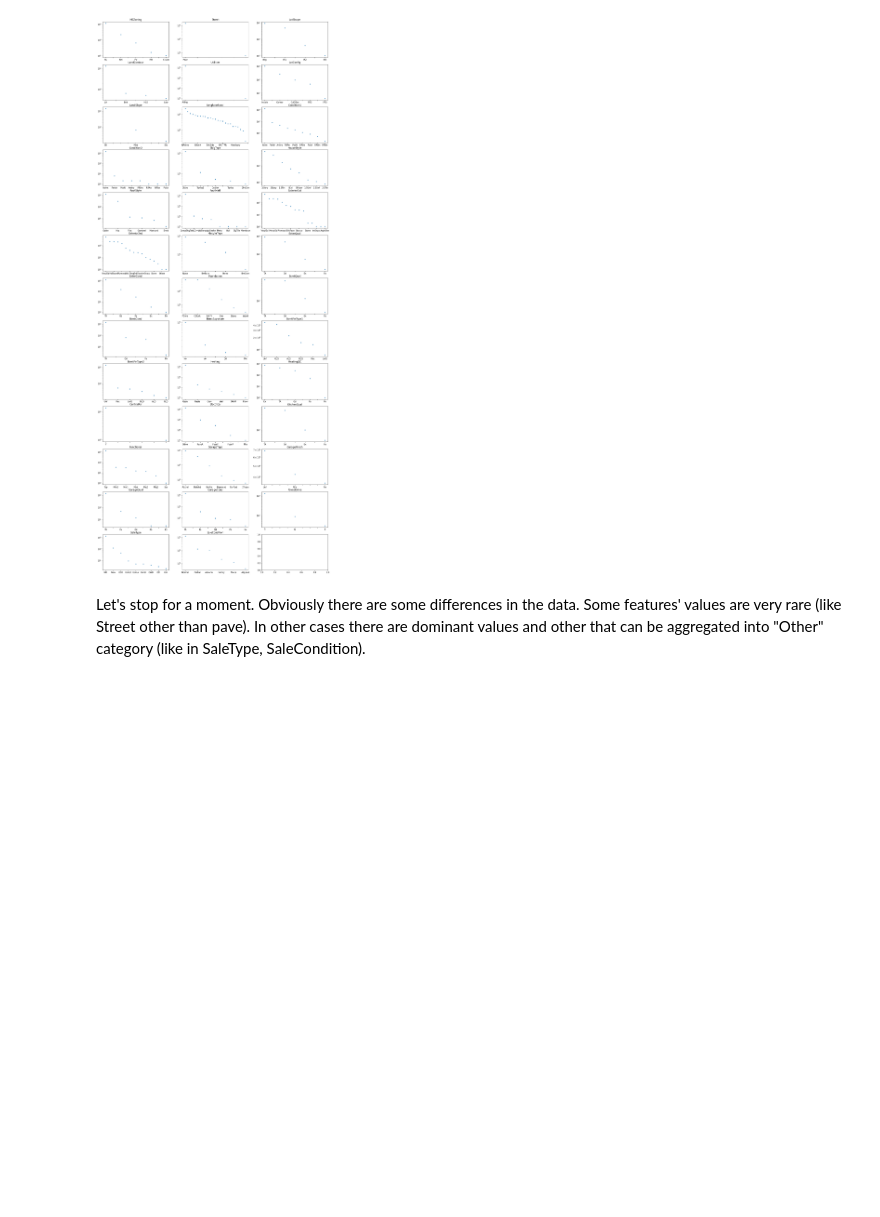
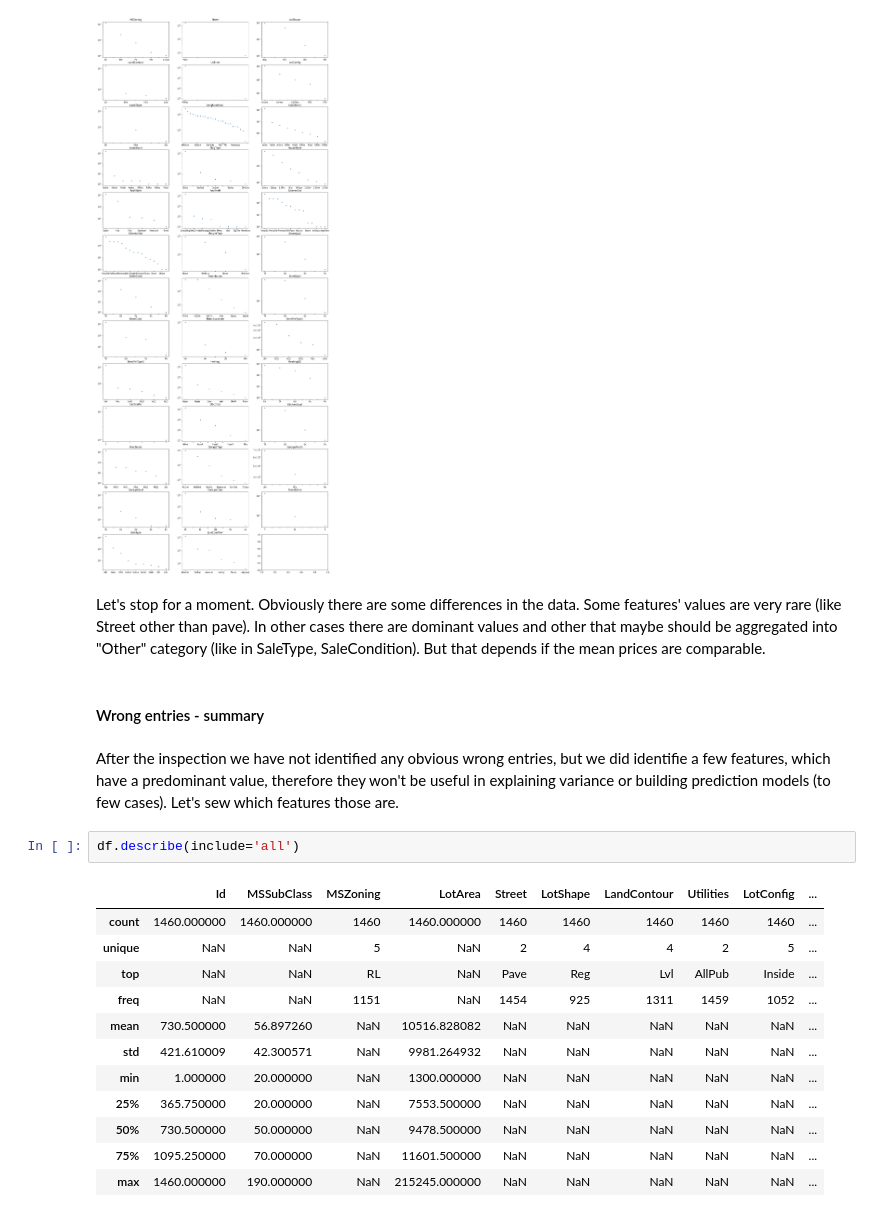
Before and after one commit to patrycja-naumczyk/Kaggle_housePrice, a Jupyter notebook: EDA1.ipynb, the cells around one changed output. Drawn from its saved outputs; the diff is of its cells as text; blank space fills up the shorter version.

Commit message:
Detecting numeric/ordinal/categorical variables with too low variance in values to account for overall model variance

```diff
--- a/EDA1.ipynb
+++ b/EDA1.ipynb
@@ -294,4 +293,23 @@ plt.show()
 # %% [output]
 [figure]
 # %% [markdown]
-Let's stop for a moment. Obviously there are some differences in the data. Some features' values are very rare (like Street other than pave). In other cases there are dominant values and other that can be aggregated into "Other" category (like in SaleType, SaleCondition).
+Let's stop for a moment. Obviously there are some differences in the data. Some features' values are very rare (like Street other than pave). In other cases there are dominant values and other that maybe should be aggregated into "Other" category (like in SaleType, SaleCondition). But that depends if the mean prices are comparable.
+# %% [markdown]
+#### Wrong entries - summary
+# %% [markdown]
+After the inspection we have not identified any obvious wrong entries, but we did identifie a few features, which have a predominant value, therefore they won't be useful in explaining variance or building prediction models (to few cases). Let's sew which features those are.
+# %%
+df.describe(include='all')
+# %% [output]
+|  | Id | MSSubClass | MSZoning | LotArea | Street | LotShape | LandContour | Utilities | LotConfig | ... |
+| count | 1460.000000 | 1460.000000 | 1460 | 1460.000000 | 1460 | 1460 | 1460 | 1460 | 1460 | ... |
+| unique | NaN | NaN | 5 | NaN | 2 | 4 | 4 | 2 | 5 | ... |
+| top | NaN | NaN | RL | NaN | Pave | Reg | Lvl | AllPub | Inside | ... |
+| freq | NaN | NaN | 1151 | NaN | 1454 | 925 | 1311 | 1459 | 1052 | ... |
+| mean | 730.500000 | 56.897260 | NaN | 10516.828082 | NaN | NaN | NaN | NaN | NaN | ... |
+| std | 421.610009 | 42.300571 | NaN | 9981.264932 | NaN | NaN | NaN | NaN | NaN | ... |
+| min | 1.000000 | 20.000000 | NaN | 1300.000000 | NaN | NaN | NaN | NaN | NaN | ... |
+| 25% | 365.750000 | 20.000000 | NaN | 7553.500000 | NaN | NaN | NaN | NaN | NaN | ... |
+| 50% | 730.500000 | 50.000000 | NaN | 9478.500000 | NaN | NaN | NaN | NaN | NaN | ... |
+| 75% | 1095.250000 | 70.000000 | NaN | 11601.500000 | NaN | NaN | NaN | NaN | NaN | ... |
+| max | 1460.000000 | 190.000000 | NaN | 215245.000000 | NaN | NaN | NaN | NaN | NaN | ... |
```
Also changed, not shown: parts of 19 cells of this notebook.
